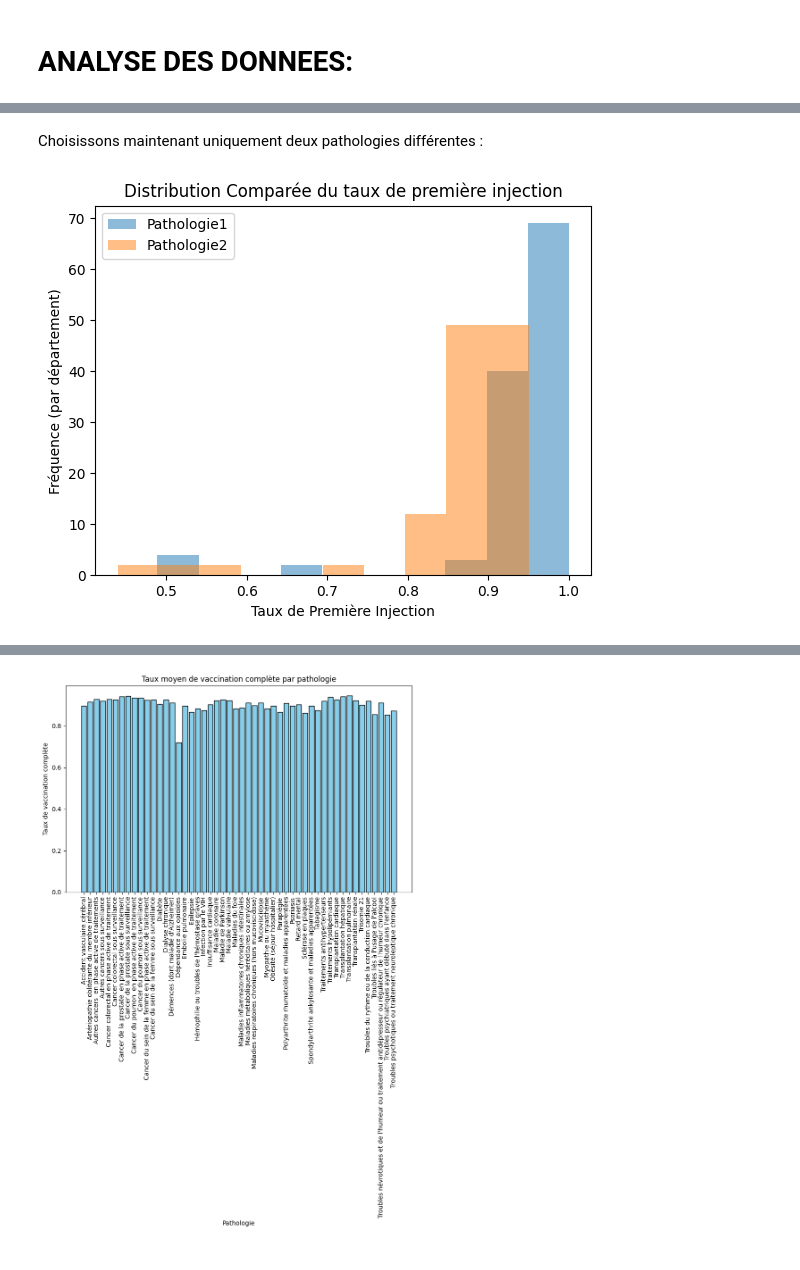
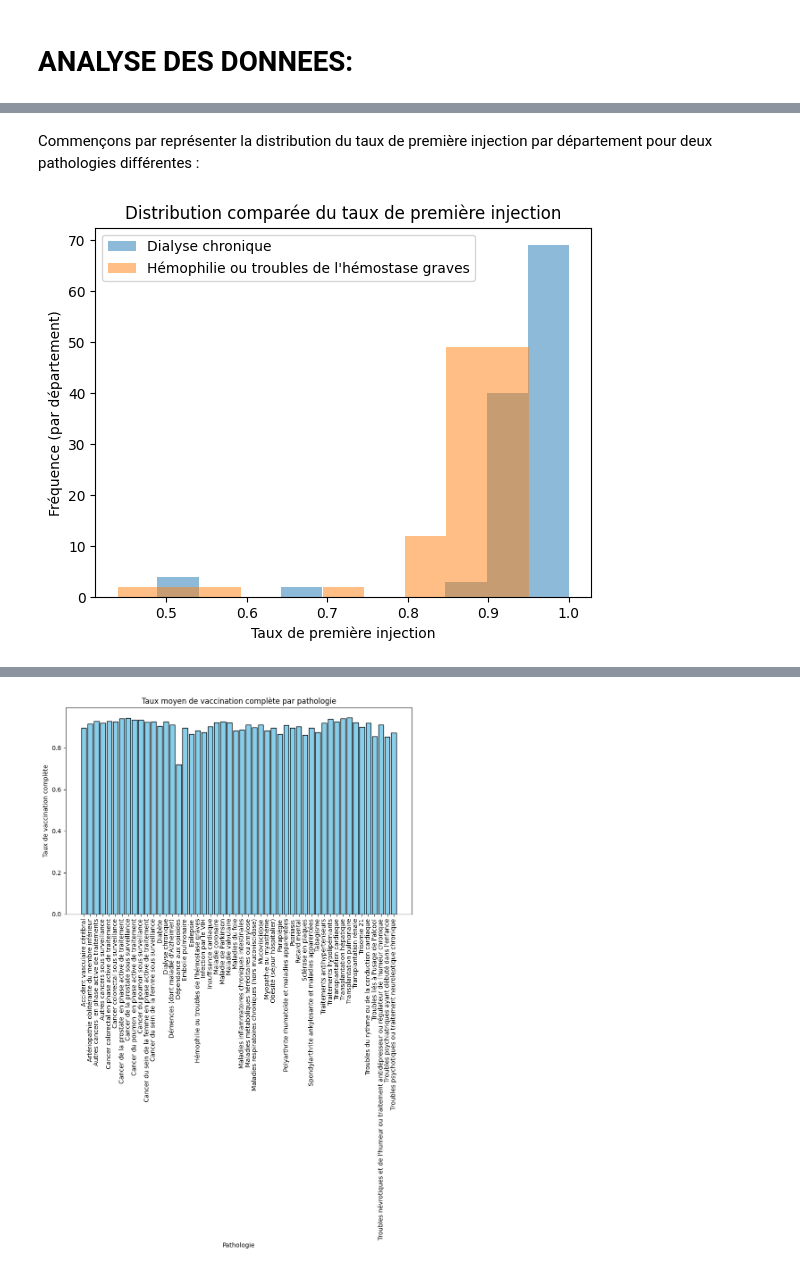
Before and after one commit to solenelosantos/Projet-vaccination, a Jupyter notebook: Solène.ipynb/Solènenote.ipynb, the cells around one changed output, grey strips where cells are left out. Drawn from its saved outputs; the diff is of its cells as text; code cells hidden in the pictures.

```diff
--- a/Solène.ipynb/Solènenote.ipynb
+++ b/Solène.ipynb/Solènenote.ipynb
@@ -77,16 +67,16 @@ plt.show()
 # %% [markdown]
-Choisissons maintenant uniquement deux pathologies différentes :
+Commençons par représenter la distribution du taux de première injection par département pour deux pathologies différentes :
 # %%
 patho_1 = df[df['pathologie'] == "Dialyse chronique"]["taux_1_inj_pathologie"]
 patho_2 = df[df['pathologie'] == "Hémophilie ou troubles de l'hémostase graves"]["taux_1_inj_pathologie"]
 
-plt.hist(patho_1, bins=10, alpha=0.5, label='Pathologie1')
-plt.hist(patho_2, bins=10, alpha=0.5, label='Pathologie2')
+plt.hist(patho_1, bins=10, alpha=0.5, label='Dialyse chronique')
+plt.hist(patho_2, bins=10, alpha=0.5, label="Hémophilie ou troubles de l'hémostase graves")
 
 plt.xlabel('Taux de première injection')
 plt.ylabel('Fréquence (par département)')
 plt.title('Distribution comparée du taux de première injection')
 plt.legend()
 plt.show()
 # %% [output]
-[figure, old version]
+[figure, new version]
```
Also changed, not shown: parts of 9 cells of this notebook.
